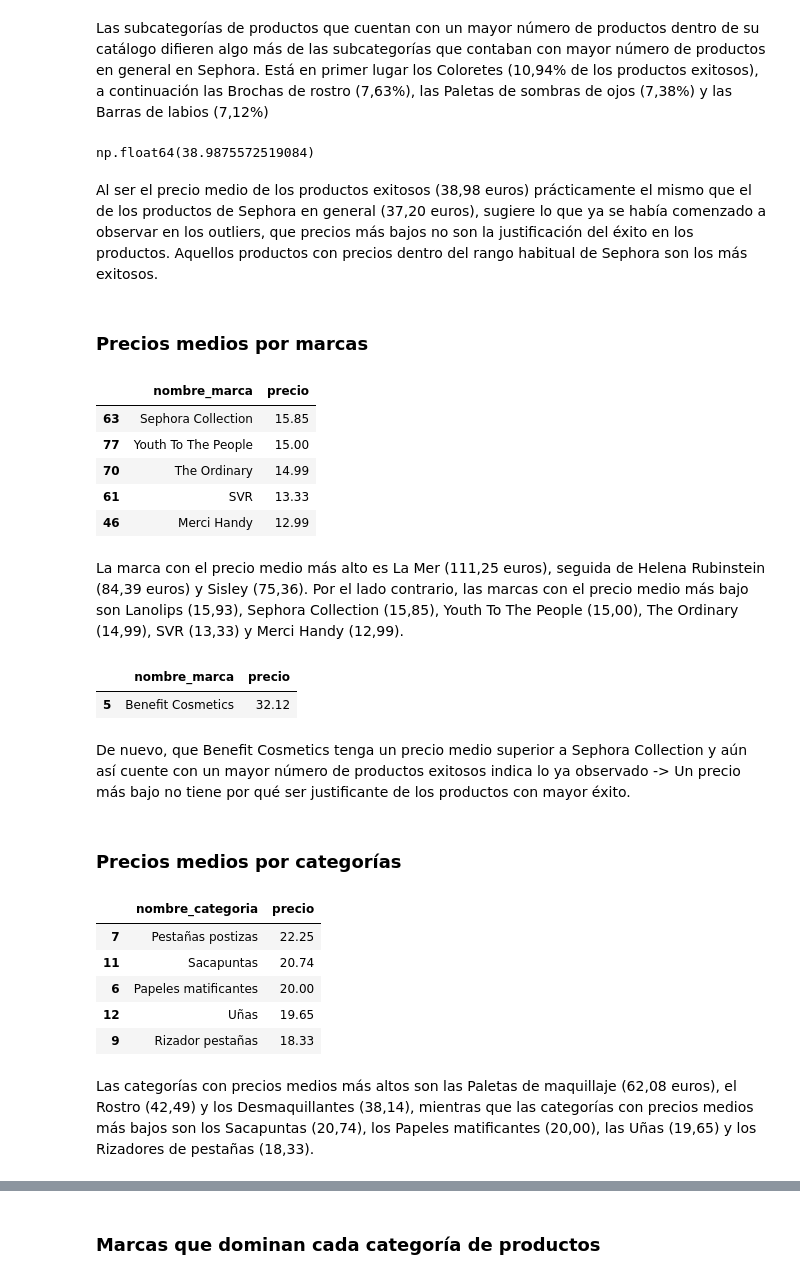
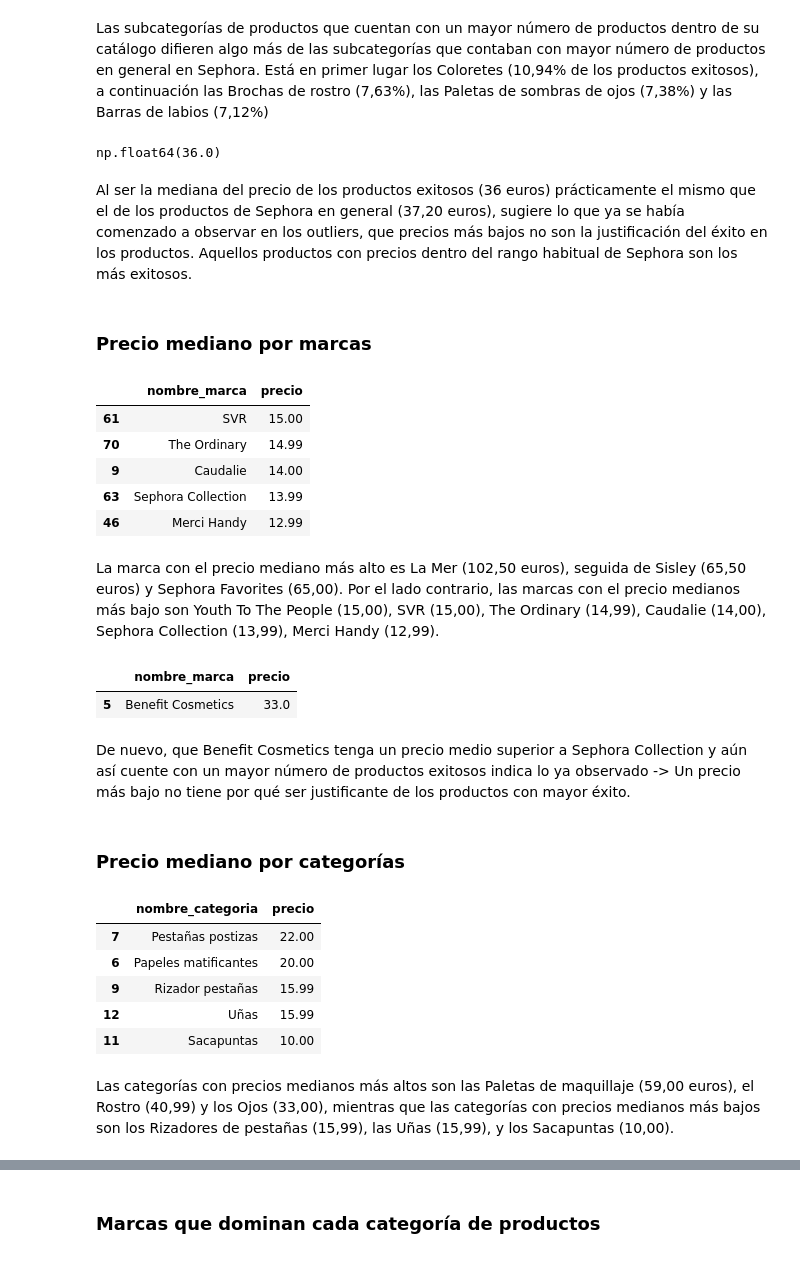
Before and after one commit to raquelscv/proyecto_final_sephora, a Jupyter notebook: eda_general.ipynb, the cells around one changed output, grey strips where cells are left out. Cells and saved outputs as stored; diff of their text form; code cells hidden in the pictures.

```diff
--- a/eda_general.ipynb
+++ b/eda_general.ipynb
@@ -399,45 +403,45 @@ exitosos_por_subcat.head(5)
 # %% [markdown]
 Las subcategorías de productos que cuentan con un mayor número de productos dentro de su catálogo difieren algo más de las subcategorías que contaban con mayor número de productos en general en Sephora. Está en primer lugar los Coloretes (10,94% de los productos exitosos), a continuación las Brochas de rostro (7,63%), las Paletas de sombras de ojos (7,38%) y las Barras de labios (7,12%)
 # %%
-precio_medio_exitosos = exitosos["precio"].mean()
-precio_medio_exitosos
+mediana_precio_exitosos = exitosos["precio"].median()
+mediana_precio_exitosos
 # %% [output]
-np.float64(38.9875572519084)
+np.float64(36.0)
 # %% [markdown]
-Al ser el precio medio de los productos exitosos (38,98 euros) prácticamente el mismo que el de los productos de Sephora en general (37,20 euros), sugiere lo que ya se había comenzado a observar en los outliers, que precios más bajos no son la justificación del éxito en los productos. Aquellos productos con precios dentro del rango habitual de Sephora son los más exitosos.
+Al ser la mediana del precio de los productos exitosos (36 euros) prácticamente el mismo que el de los productos de Sephora en general (37,20 euros), sugiere lo que ya se había comenzado a observar en los outliers, que precios más bajos no son la justificación del éxito en los productos. Aquellos productos con precios dentro del rango habitual de Sephora son los más exitosos.
 # %% [markdown]
-### Precios medios por marcas
+### Precio mediano por marcas
 # %%
-precio_medio_marca = (df.groupby("nombre_marca")["precio"].mean().reset_index().sort_values("precio", ascending=False)).round(2)
-precio_medio_marca.tail()
+precio_mediano_marca = (df.groupby("nombre_marca")["precio"].median().reset_index().sort_values("precio", ascending=False)).round(2)
+precio_mediano_marca.tail()
 # %% [output]
 |  | nombre_marca | precio |
-| 63 | Sephora Collection | 15.85 |
-| 77 | Youth To The People | 15.00 |
+| 61 | SVR | 15.00 |
 | 70 | The Ordinary | 14.99 |
-| 61 | SVR | 13.33 |
+| 9 | Caudalie | 14.00 |
+| 63 | Sephora Collection | 13.99 |
 | 46 | Merci Handy | 12.99 |
 # %% [markdown]
-La marca con el precio medio más alto es La Mer (111,25 euros), seguida de Helena Rubinstein (84,39 euros) y Sisley (75,36). Por el lado contrario, las marcas con el precio medio más bajo son Lanolips (15,93), Sephora Collection (15,85), Youth To The People (15,00), The Ordinary (14,99), SVR (13,33) y Merci Handy (12,99).
+La marca con el precio mediano más alto es La Mer (102,50 euros), seguida de Sisley (65,50 euros) y Sephora Favorites (65,00). Por el lado contrario, las marcas con el precio medianos más bajo son Youth To The People (15,00), SVR (15,00), The Ordinary (14,99), Caudalie (14,00), Sephora Collection (13,99), Merci Handy (12,99).
 # %%
-precio_medio_marca[precio_medio_marca["nombre_marca"] == "Benefit Cosmetics"]
+precio_mediano_marca[precio_mediano_marca["nombre_marca"] == "Benefit Cosmetics"]
 # %% [output]
 |  | nombre_marca | precio |
-| 5 | Benefit Cosmetics | 32.12 |
+| 5 | Benefit Cosmetics | 33.0 |
 # %% [markdown]
 De nuevo, que Benefit Cosmetics tenga un precio medio superior a Sephora Collection y aún así cuente con un mayor número de productos exitosos indica lo ya observado -> Un precio más bajo no tiene por qué ser justificante de los productos con mayor éxito.
 # %% [markdown]
-### Precios medios por categorías
+### Precio mediano por categorías
 # %%
-precio_medio_categoria = (df.groupby("nombre_categoria")["precio"].mean().reset_index().sort_values("precio", ascending=False)).round(2)
-precio_medio_categoria.tail()
+precio_mediano_categoria = (df.groupby("nombre_categoria")["precio"].median().reset_index().sort_values("precio", ascending=False)).round(2)
+precio_mediano_categoria.tail()
 # %% [output]
 |  | nombre_categoria | precio |
-| 7 | Pestañas postizas | 22.25 |
-| 11 | Sacapuntas | 20.74 |
+| 7 | Pestañas postizas | 22.00 |
 | 6 | Papeles matificantes | 20.00 |
-| 12 | Uñas | 19.65 |
-| 9 | Rizador pestañas | 18.33 |
+| 9 | Rizador pestañas | 15.99 |
+| 12 | Uñas | 15.99 |
+| 11 | Sacapuntas | 10.00 |
 # %% [markdown]
-Las categorías con precios medios más altos son las Paletas de maquillaje (62,08 euros), el Rostro (42,49) y los Desmaquillantes (38,14), mientras que las categorías con precios medios más bajos son los Sacapuntas (20,74), los Papeles matificantes (20,00), las Uñas (19,65) y los Rizadores de pestañas (18,33).
+Las categorías con precios medianos más altos son las Paletas de maquillaje (59,00 euros), el Rostro (40,99) y los Ojos (33,00), mientras que las categorías con precios medianos más bajos son los Rizadores de pestañas (15,99), las Uñas (15,99), y los Sacapuntas (10,00).
 # %% [markdown]
```
Also changed, not shown: parts of 60 cells of this notebook.
